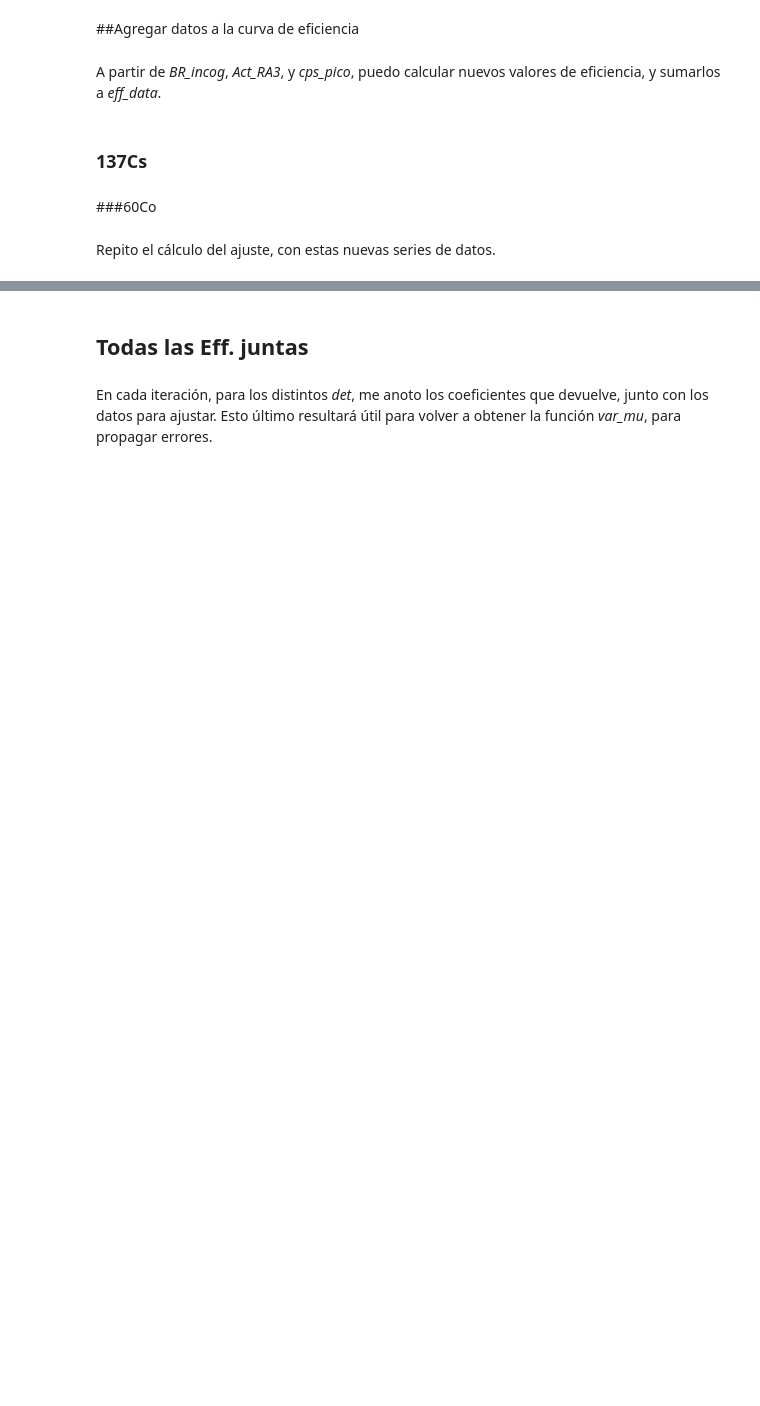
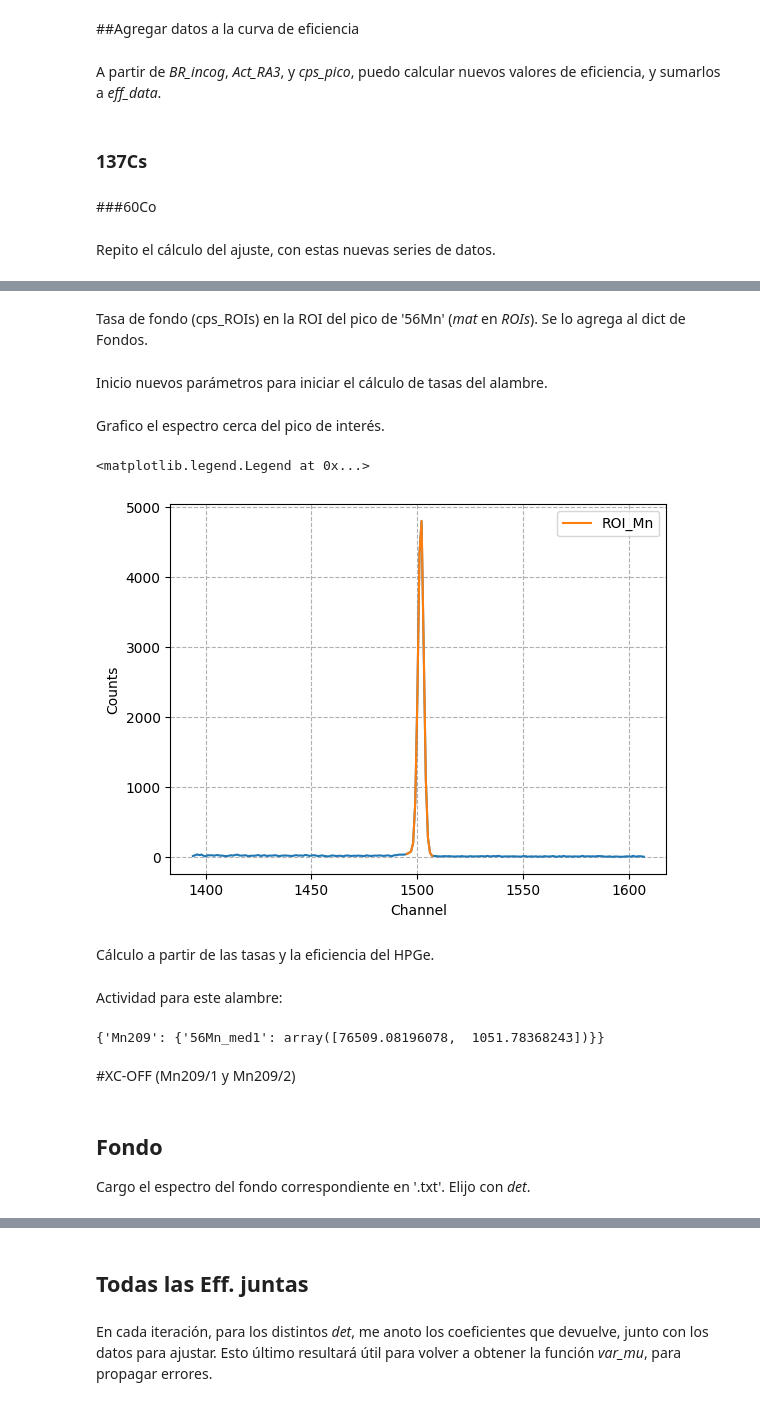
Before and after one commit to lexisantos/lintatpromptgamma, a Jupyter notebook: HPGe_PGflux.ipynb, the cells around one changed output, grey strips where cells are left out. Cells and saved outputs as stored; diff of their text form; code cells hidden in the pictures; blank space fills up the shorter version.

Commit message:
Update according to Colab

```diff
--- a/HPGe_PGflux.ipynb
+++ b/HPGe_PGflux.ipynb
@@ -275,0 +336,50 @@ array([1.64535220e-04, 1.08878750e-04, 4.08842089e-05, 3.92106096e-05,
+# %% [markdown]
+Tasa de fondo (cps_ROIs) en la ROI del pico de '56Mn' (*mat* en *ROIs*). Se lo agrega al dict de Fondos.
+# %%
+#Obtengo info de los fondos en las ROIs de interés, y calculo sus tasas
+Fondo_ROIs[alambre] = {iso: Fondo.ROI(ROIs[iso]) for iso in ROIs}
+cps_ROIs = {mat:np.array([Fondo_ROIs[alambre][mat][xx] for xx in ['net', 'net_err']])/Fondo.tlive for mat in ROIs}
+
+#Corresponde al tiempo de fin de la irradiación
+t_inicio = datetime(2025, 6, 11, 14, 41, 36)
+
+#función para el path del espectro del alambre (Chequear fecha. En general funciona a menos que el job haya arrancado al día siguiente)
+path_job = lambda alambre, nro: f"/content/drive/MyDrive/Colab Notebooks/ProyectoLINTatPromptGamma/2025-06-11_NAAPG_Beam/11.06.2025_PG_LINT/-txt/DF_{alambre}_sep3_rON_{t_inicio.date().strftime('%d.%m.%Y')}_med{nro}.txt"
+# %% [markdown]
+Inicio nuevos parámetros para iniciar el cálculo de tasas del alambre.
+# %%
+#Arrays con ceros para a tasa y actividad del alambre
+id_med = [mat+f'_med{medno}' for mat in ROIs]
+cps_Alambres[alambre] = {id:np.zeros(2) for id in id_med}
+Act_Alambres[alambre] = {id:np.zeros(2) for id in id_med}
+
+#Obtengo el espectro del alambre
+data = act.fromspec(path_job(alambre, medno), spec_cal.coef_en[::-1])
+
+#Intervalo desde que se dejó de irradiar hasta que se empezó a medir (td o tdelay)
+dt = (data.tinicio - t_inicio).total_seconds()
+
+#Señalo las regiones de interés en channels
+idx = np.array(list(ROIs.values())).reshape(-1)
+idx_roiMn = np.logical_and(data.channels> idx[0], data.channels<idx[1])
+
+##Si se quiere agregar el del Cu:
+#idx_roiCu = np.logical_and(data.channels> idx[2], data.channels< idx[3])
+# %% [markdown]
+Grafico el espectro cerca del pico de interés.
+# %%
+#Figuras de espectros destacando las ROIs
+plt.figure()
+plt.plot(data.channels[min(idx)-100:max(idx)+100], data.counts[min(idx)-100:max(idx)+100])
+plt.plot(data.channels[idx_roiMn], data.counts[idx_roiMn], label = 'ROI_Mn')
+#plt.plot(data.channels[idx_roiCu], data.counts[idx_roiCu], label = 'ROI_Cu')
+plt.grid(True, ls='--')
+plt.xlabel('Channel')
+plt.ylabel('Counts')
+plt.legend()
+#plt.yscale('log')
+# %% [output]
+<matplotlib.legend.Legend at 0x...>
+[figure, added]
+# %% [markdown]
+Cálculo a partir de las tasas y la eficiencia del HPGe.
@@ -275,0 +397,8 @@ array([1.64535220e-04, 1.08878750e-04, 4.08842089e-05, 3.92106096e-05,
+# %% [markdown]
+Actividad para este alambre:
+# %%
+Act_Alambres
+# %% [output]
+{'Mn209': {'56Mn_med1': array([76509.08196078,  1051.78368243])}}
+# %% [markdown]
+#XC-OFF (Mn209/1 y Mn209/2)
@@ -275,0 +407,3 @@ array([1.64535220e-04, 1.08878750e-04, 4.08842089e-05, 3.92106096e-05,
+# %% [markdown]
+## Fondo
+Cargo el espectro del fondo correspondiente en '.txt'. Elijo con *det*.
```
Also changed, not shown: parts of 112 cells of this notebook.
